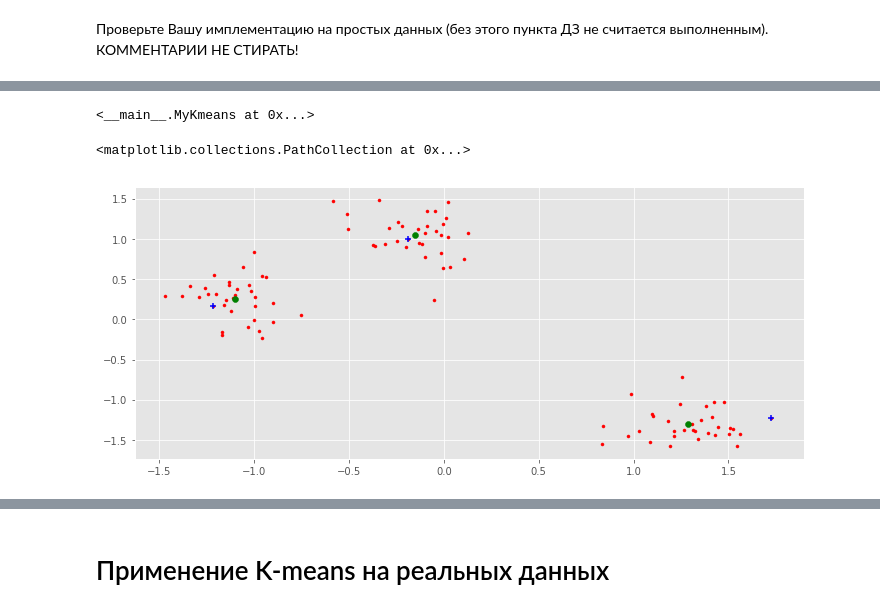
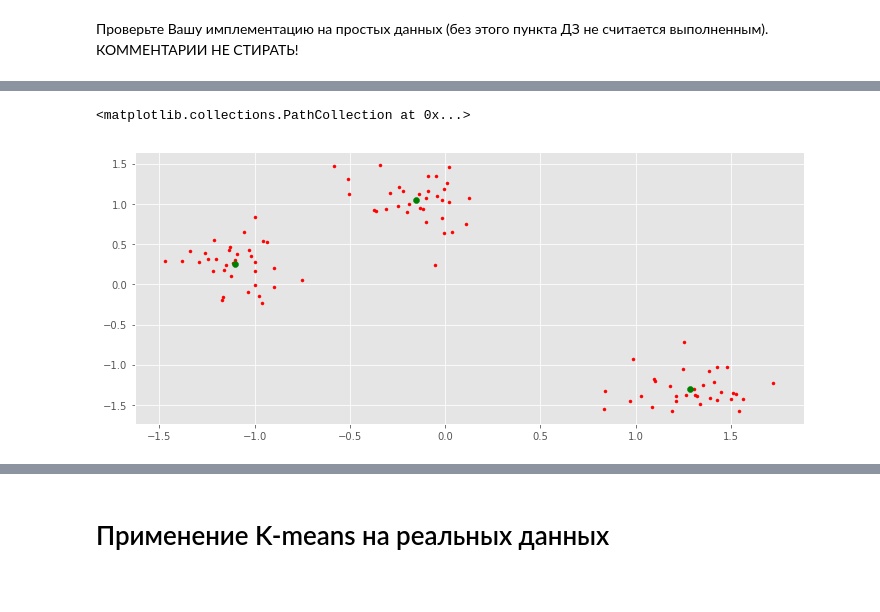
Before and after one commit to Dilshod070/SpereMailRu-AlgsAndStructures, a Jupyter notebook: Sapaev_hw4.ipynb, the cells around one changed output, grey strips where cells are left out. Drawn from its saved outputs; the diff is of its cells as text; code cells hidden in the pictures.

```diff
--- a/Sapaev_hw4.ipynb
+++ b/Sapaev_hw4.ipynb
@@ -223,17 +256,13 @@ print(clf.predict(X))
 # %%
 ## Работоспособность MyKmeans++
 # %%
-clf_kpp = MyKmeans(k=3, metric='euclidean' , init='kmeans++')
+clf_kpp = MyKmeans(k=3, metric='euclidean' , init='k-means++')
 clf_kpp.fit(X, y)
+plt.scatter(X[:,0], X[:, 1], marker='.', c='r')
+plt.scatter(clf_kpp.centroids[:,0], clf_kpp.centroids[:, 1], marker='o', c='g')
 # %% [output]
-<__main__.MyKmeans at 0x...>
+<matplotlib.collections.PathCollection at 0x...>
+[figure, added]
-# %%
-plt.scatter(X[:,0], X[:, 1], marker='.', c='r')
-plt.scatter(clf_kpp.centroids[:,0], clf_kpp.centroids[:, 1], marker='o', c='g')
-plt.scatter(MAGIC_ARRAY[:,0], MAGIC_ARRAY[:, 1], marker='+', c='b')
-# %% [output]
-<matplotlib.collections.PathCollection at 0x...>
-[figure, removed]
 # %%
 print(clf_kpp.predict(X))
 # %% [output]
```
Also changed, not shown: parts of 38 cells of this notebook.
